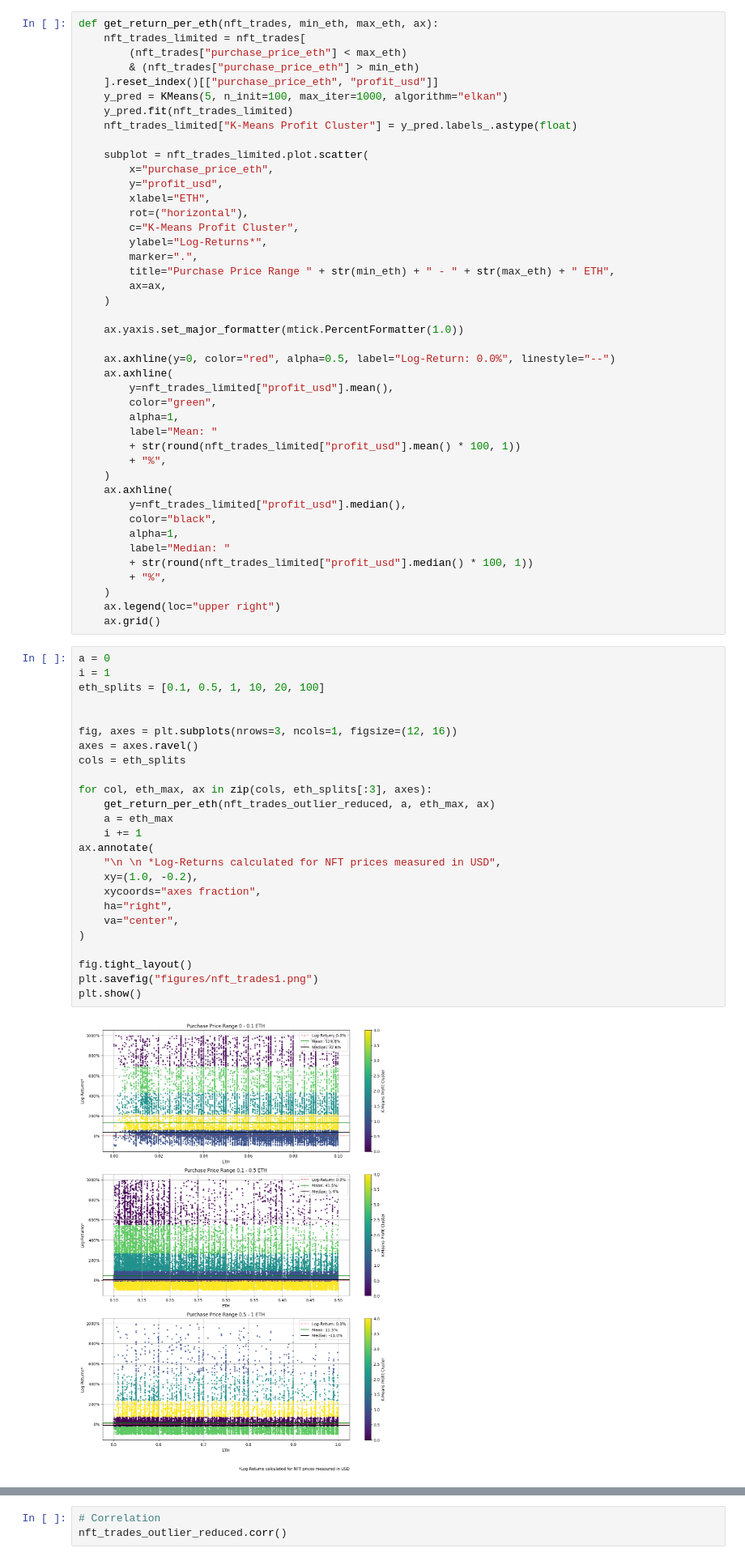
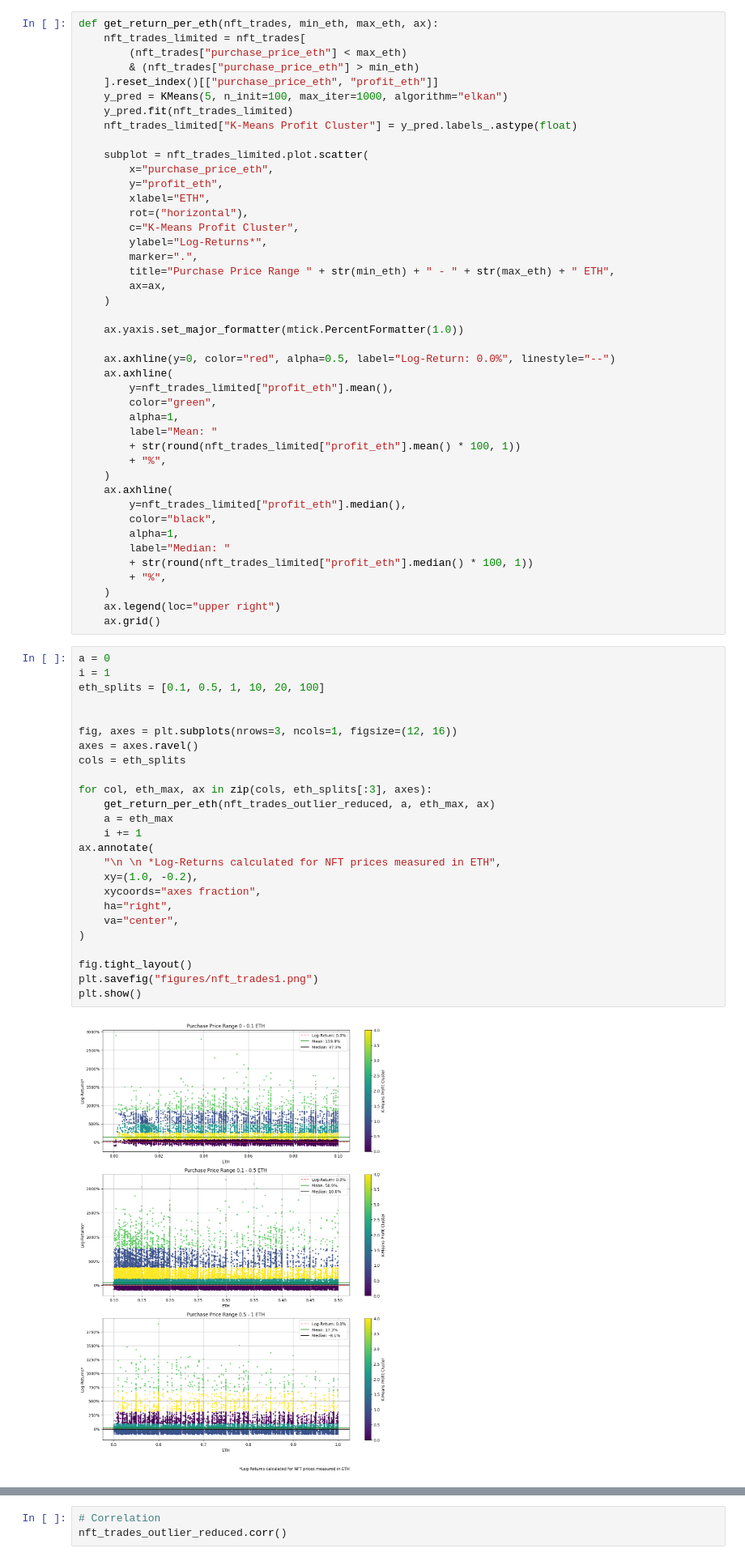
Before and after one commit to vfcapital/bachelor-thesis, a Jupyter notebook: bachelorthesis/notebooks/trade_analysis.ipynb, the cells around one changed output, grey strips where cells are left out. Shown at 81% size. Drawn from its saved outputs; the diff is of its cells as text.

```diff
--- a/bachelorthesis/notebooks/trade_analysis.ipynb
+++ b/bachelorthesis/notebooks/trade_analysis.ipynb
@@ -364,14 +364,14 @@ def get_return_per_eth(nft_trades, min_eth, max_eth, ax):
     nft_trades_limited = nft_trades[
         (nft_trades["purchase_price_eth"] < max_eth)
         & (nft_trades["purchase_price_eth"] > min_eth)
-    ].reset_index()[["purchase_price_eth", "profit_usd"]]
+    ].reset_index()[["purchase_price_eth", "profit_eth"]]
     y_pred = KMeans(5, n_init=100, max_iter=1000, algorithm="elkan")
     y_pred.fit(nft_trades_limited)
     nft_trades_limited["K-Means Profit Cluster"] = y_pred.labels_.astype(float)
 
     subplot = nft_trades_limited.plot.scatter(
         x="purchase_price_eth",
-        y="profit_usd",
+        y="profit_eth",
         xlabel="ETH",
         rot=("horizontal"),
         c="K-Means Profit Cluster",
@@ -385,19 +385,19 @@ def get_return_per_eth(nft_trades, min_eth, max_eth, ax):
 
     ax.axhline(y=0, color="red", alpha=0.5, label="Log-Return: 0.0%", linestyle="--")
     ax.axhline(
-        y=nft_trades_limited["profit_usd"].mean(),
+        y=nft_trades_limited["profit_eth"].mean(),
         color="green",
         alpha=1,
         label="Mean: "
-        + str(round(nft_trades_limited["profit_usd"].mean() * 100, 1))
+        + str(round(nft_trades_limited["profit_eth"].mean() * 100, 1))
         + "%",
     )
     ax.axhline(
-        y=nft_trades_limited["profit_usd"].median(),
+        y=nft_trades_limited["profit_eth"].median(),
         color="black",
         alpha=1,
         label="Median: "
-        + str(round(nft_trades_limited["profit_usd"].median() * 100, 1))
+        + str(round(nft_trades_limited["profit_eth"].median() * 100, 1))
         + "%",
     )
     ax.legend(loc="upper right")
@@ -405,30 +405,30 @@ def get_return_per_eth(nft_trades, min_eth, max_eth, ax):
 # %%
 a = 0
 i = 1
 eth_splits = [0.1, 0.5, 1, 10, 20, 100]
 
 
 fig, axes = plt.subplots(nrows=3, ncols=1, figsize=(12, 16))
 axes = axes.ravel()
 cols = eth_splits
 
 for col, eth_max, ax in zip(cols, eth_splits[:3], axes):
     get_return_per_eth(nft_trades_outlier_reduced, a, eth_max, ax)
     a = eth_max
     i += 1
 ax.annotate(
-    "\n \n *Log-Returns calculated for NFT prices measured in USD",
+    "\n \n *Log-Returns calculated for NFT prices measured in ETH",
     xy=(1.0, -0.2),
     xycoords="axes fraction",
     ha="right",
     va="center",
 )
 
 fig.tight_layout()
 plt.savefig("figures/nft_trades1.png")
 plt.show()
 # %% [output]
-[figure, old version]
+[figure, new version]
 # %%
 eth_splits = [0.1, 0.5, 1, 10, 20, 100]
 
```
Also changed, not shown: parts of 1 cell of this notebook.
